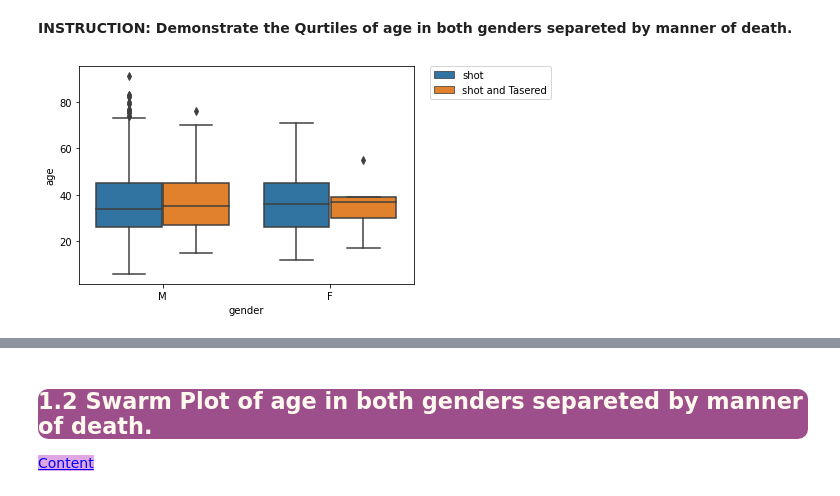
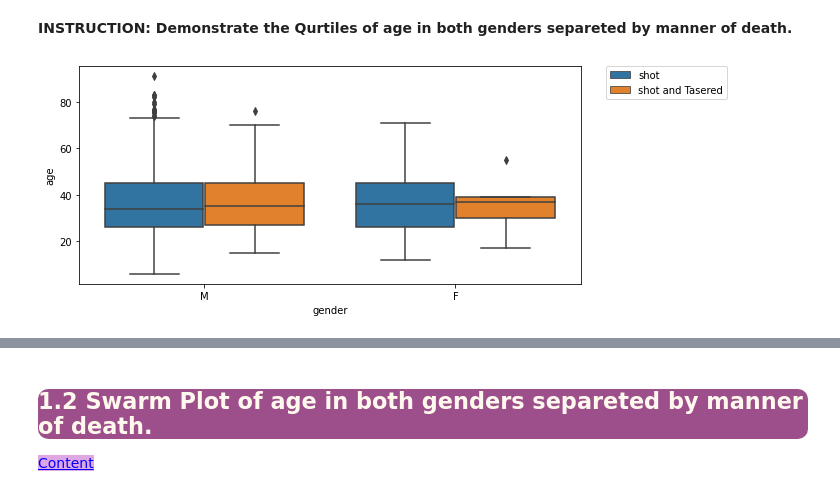
Before and after one commit to hltylmz/DVwPY, a Jupyter notebook: DVwPy_Assigments/Assignment-2 (PoliceKillingUS-Seaborn)-Student.ipynb, the cells around one changed output, grey strips where cells are left out. Saved outputs shown, nothing was run; the diff lists cells and outputs as text; code cells hidden in the pictures.

```diff
--- a/DVwPy_Assigments/Assignment-2 (PoliceKillingUS-Seaborn)-Student.ipynb
+++ b/DVwPy_Assigments/Assignment-2 (PoliceKillingUS-Seaborn)-Student.ipynb
@@ -287,11 +287,12 @@ array(['shot', 'shot and Tasered'], dtype=object)
 # %%
 # With Seaborn Boxplot
 
 # YOUR CODE IS HERE
+fig, ax = plt.subplots(figsize=(9, 4))
 sns.boxplot(x = "gender", y = "age", hue = "manner_of_death", data=kill)
 plt.legend(bbox_to_anchor = (1.05, 1), loc = "upper left", borderaxespad = 0);
 # %% [output]
-[figure, old version]
+[figure, new version]
 # %% [markdown]
 Desired Output:
 
```
Also changed, not shown: parts of 12 cells of this notebook, 1 other file.
